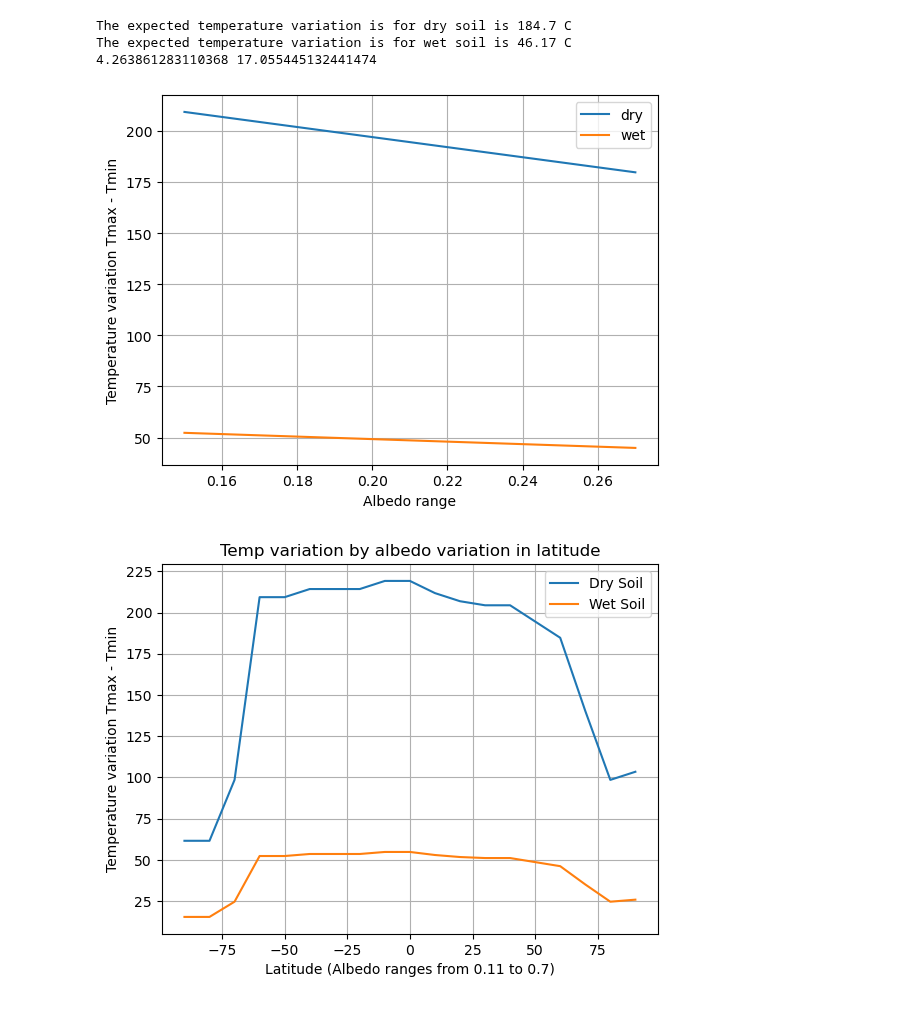
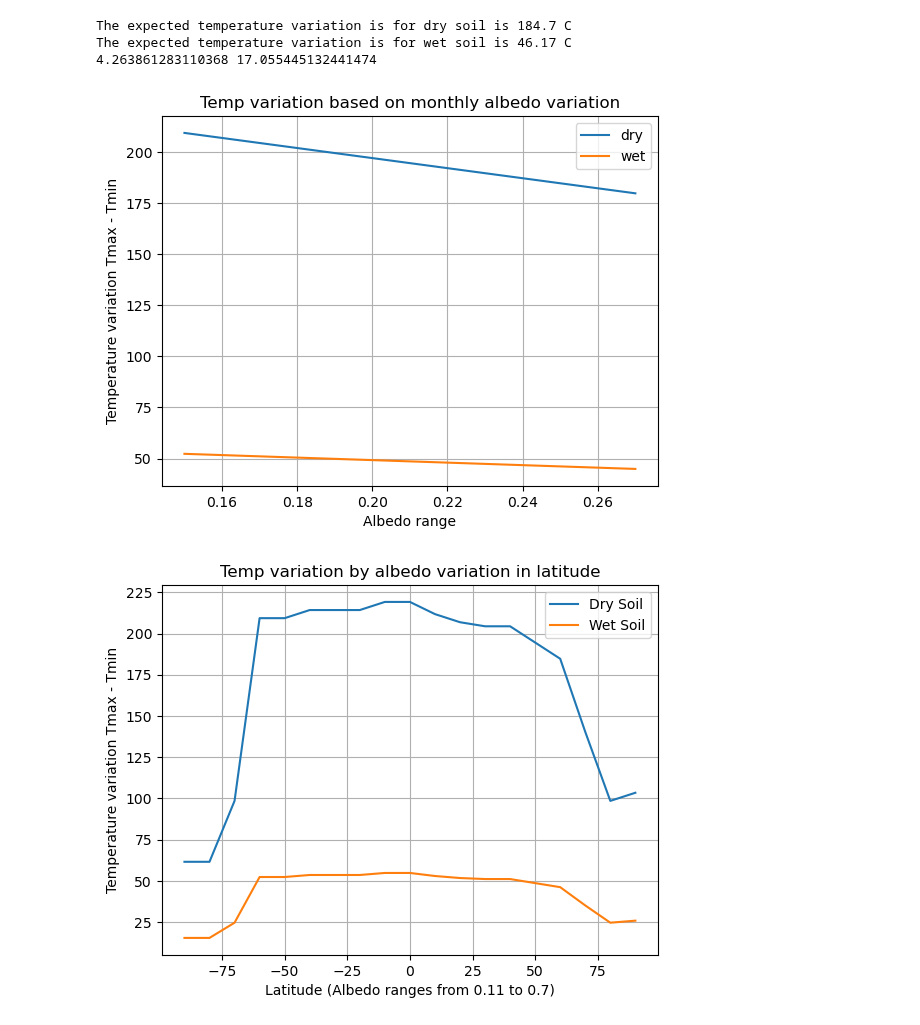
Before and after one commit to debnovalina/PPESO-Practical, a Jupyter notebook: Thermal remote sensing.ipynb, the cells around one changed output. Cells and saved outputs as stored; diff of their text form; code cells hidden in the pictures.

```diff
--- a/Thermal remote sensing.ipynb
+++ b/Thermal remote sensing.ipynb
@@ -336,18 +336,19 @@ The expected temperature variation is for wet soil is 46.17 C
 # %%
 a = np.arange(0.15, 0.27, 0.01)
 T_a_var_dry = Surface_temp_Price_Eq_4(0.5*1400, 0.75, a, D_dry)
 T_a_var_wet = Surface_temp_Price_Eq_4(0.5*1400, 0.75, a, D_wet)
 
 plt.figure()
 plt.plot(a, T_a_var_dry, label = 'dry')
 plt.plot(a, T_a_var_wet, label = 'wet')
 plt.xlabel('Albedo range')
 plt.ylabel('Temperature variation Tmax - Tmin')
+plt.title('Temp variation based on monthly albedo variation')
 plt.grid()
 plt.legend()
 plt.show()
 # %% [output]
-[figure, old version]
+[figure, new version]
 # %%
 # latitude vs Albedo
 
```
